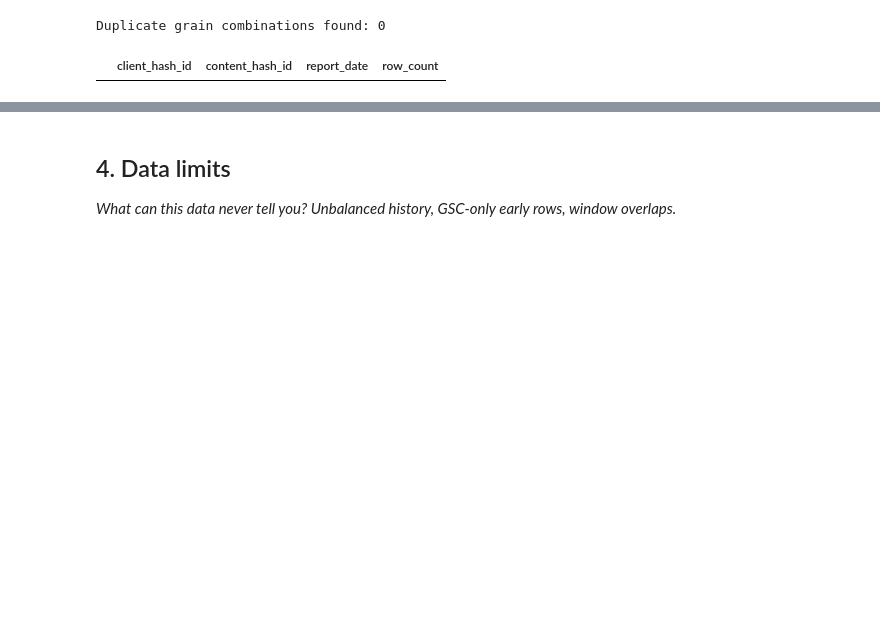
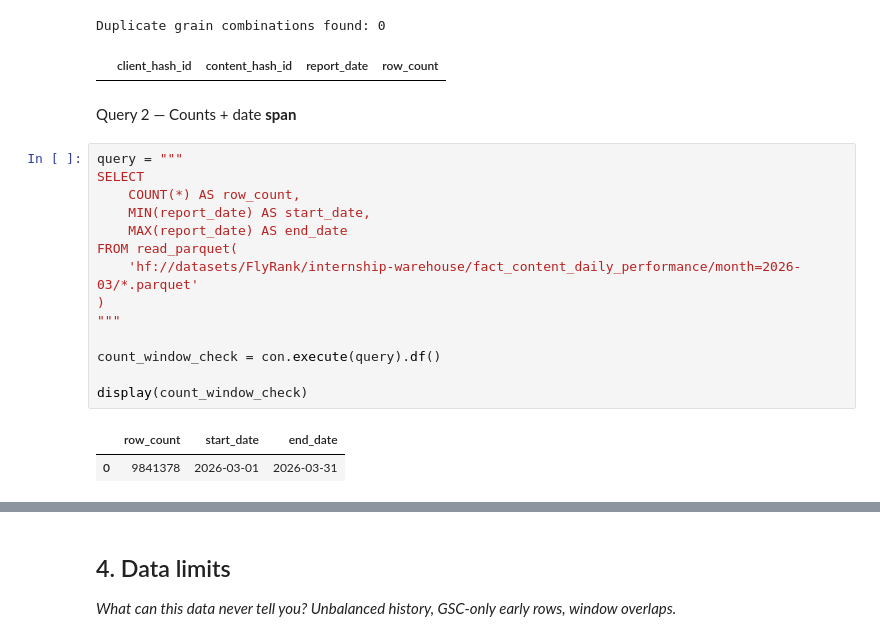
Before and after one commit to aleezafatima-21/Aleeza-flyrank-ml-internship, a Jupyter notebook: work/notebooks/w03_data_contract.ipynb, the cells around one changed output, grey strips where cells are left out. Drawn from its saved outputs; the diff is of its cells as text; blank space fills up the shorter version.

```diff
--- a/work/notebooks/w03_data_contract.ipynb
+++ b/work/notebooks/w03_data_contract.ipynb
@@ -162,3 +142,22 @@ display(grain_check)
 # %% [output]
 Duplicate grain combinations found: 0
 |  | client_hash_id | content_hash_id | report_date | row_count |
+# %% [markdown]
+Query 2 — Counts + date **span**
+# %%
+query = """
+SELECT
+    COUNT(*) AS row_count,
+    MIN(report_date) AS start_date,
+    MAX(report_date) AS end_date
+FROM read_parquet(
+    'hf://datasets/FlyRank/internship-warehouse/fact_content_daily_performance/month=2026-03/*.parquet'
+)
+"""
+
+count_window_check = con.execute(query).df()
+
+display(count_window_check)
+# %% [output]
+|  | row_count | start_date | end_date |
+| 0 | 9841378 | 2026-03-01 | 2026-03-31 |
```
Also changed, not shown: parts of 5 cells of this notebook.
